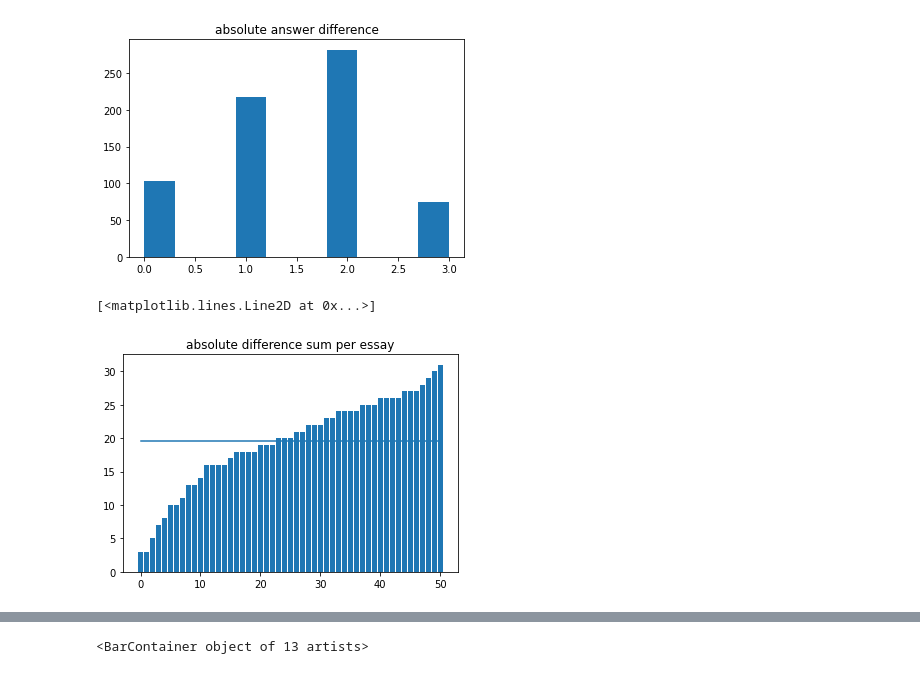
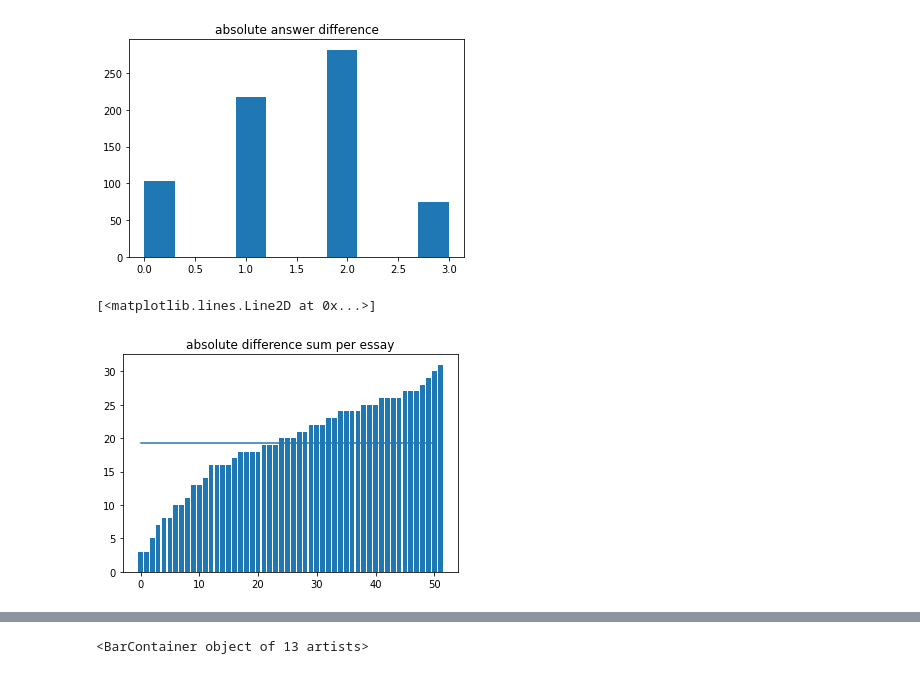
Before and after one commit to bashFish/markmywork, a Jupyter notebook: evaluate_run.ipynb, the cells around one changed output, grey strips where cells are left out. Saved outputs shown, nothing was run; the diff lists cells and outputs as text; code cells hidden in the pictures.

```diff
--- a/evaluate_run.ipynb
+++ b/evaluate_run.ipynb
@@ -72,21 +50,15 @@ plt.hist(differences)
  <BarContainer object of 10 artists>)
 [figure]
 # %%
-current = -1 #essayid
-accumulated_variances = []
-current_value = -1
+accumulated_variances_essays_list = {k:[] for k in range(52)}
 for a in all_parsed_answers:
-    if a[0] != current:
-        accumulated_variances.append(current_value)
-        current = a[0]
-        current_value = 0
-    current_value += abs(a[-2]-a[-1])
+    accumulated_variances_essays_list[a[0]].append(abs(a[-2]-a[-1]))
 # %%
 import numpy as np
 # %%
 plt.title('absolute difference sum per essay')
-plt.bar(list(range(51)), sorted(accumulated_variances[1:]))
-plt.plot([0,50],[np.average(accumulated_variances[1:])]*2)
+plt.bar(list(range(52)), sorted([sum(a) for a in accumulated_variances_essays_list.values()]))
+plt.plot([0,50],[np.average([sum(a) for a in accumulated_variances_essays_list.values()])]*2)
 # %% [output]
 [<matplotlib.lines.Line2D at 0x...>]
-[figure, old version]
+[figure, new version]
```
Also changed, not shown: parts of 8 cells of this notebook.
